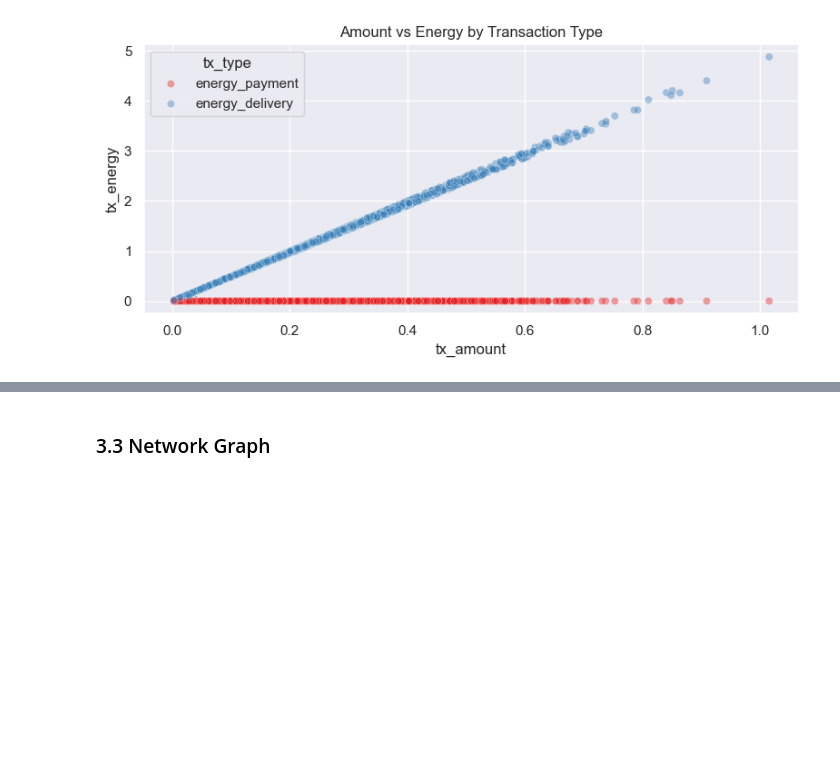
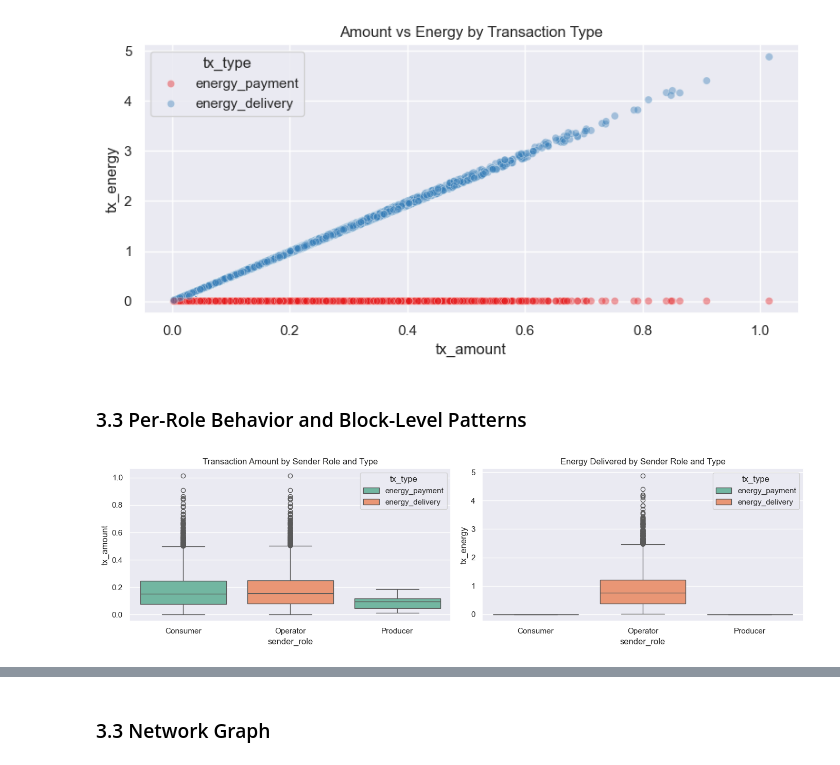
Before and after one commit to RobbenWijanathan/fit-competition-2026, a Jupyter notebook: blockchain_anomaly_detection (1).ipynb, the cells around one changed output, grey strips where cells are left out. Drawn from its saved outputs; the diff is of its cells as text; code cells hidden in the pictures; blank space fills up the shorter version.

```diff
--- a/blockchain_anomaly_detection.ipynb
+++ b/blockchain_anomaly_detection (1).ipynb
@@ -24,6 +24,9 @@ from sklearn.svm import OneClassSVM
 from sklearn.metrics import classification_report, confusion_matrix, roc_curve, auc
 from sklearn.model_selection import train_test_split
 from scipy.stats import zscore
+
+sns.set_theme(style="darkgrid")
+SEED = 42
 # %% [markdown]
 ## 2. Data Loading & Inspection
 # %%
@@ -152,3 +155,25 @@ plt.savefig("figure/scatter_amount_energy.png", dpi=120, bbox_inches="tight")
 plt.show()
 # %% [output]
 [figure]
+# %% [markdown]
+### 3.3 Per-Role Behavior and Block-Level Patterns
+# %%
+role_map = {"GRID-OP-01": "Operator"}
+df["sender_role"] = df["tx_sender"].apply(
+    lambda x: role_map.get(x, "Producer" if str(x).startswith("PRO") else
+                              "Consumer" if str(x).startswith("CON") else "Other")
+)
+
+fig, axes = plt.subplots(1, 2, figsize=(14, 4))
+
+sns.boxplot(data=df, x="sender_role", y="tx_amount", hue="tx_type", ax=axes[0], palette="Set2")
+axes[0].set_title("Transaction Amount by Sender Role and Type")
+
+sns.boxplot(data=df, x="sender_role", y="tx_energy", hue="tx_type", ax=axes[1], palette="Set2")
+axes[1].set_title("Energy Delivered by Sender Role and Type")
+
+plt.tight_layout()
+plt.savefig("figure/role_behavior.png", dpi=120, bbox_inches="tight")
+plt.show()
+# %% [output]
+[figure, added]
```
Also changed, not shown: parts of 8 cells of this notebook, 4 other files.
